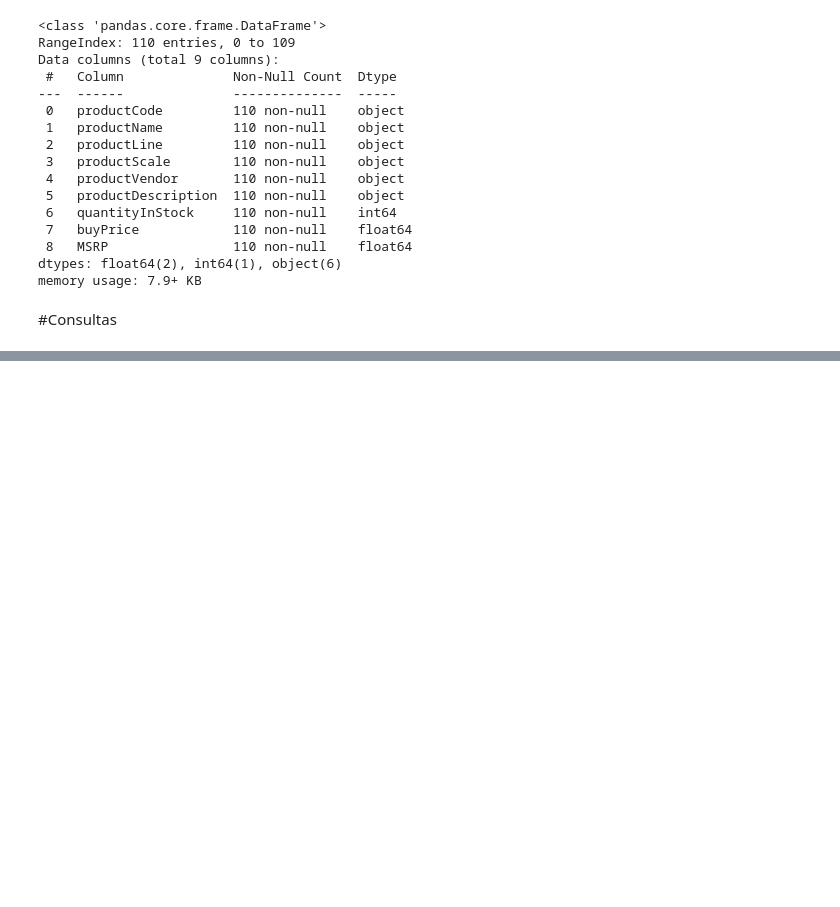
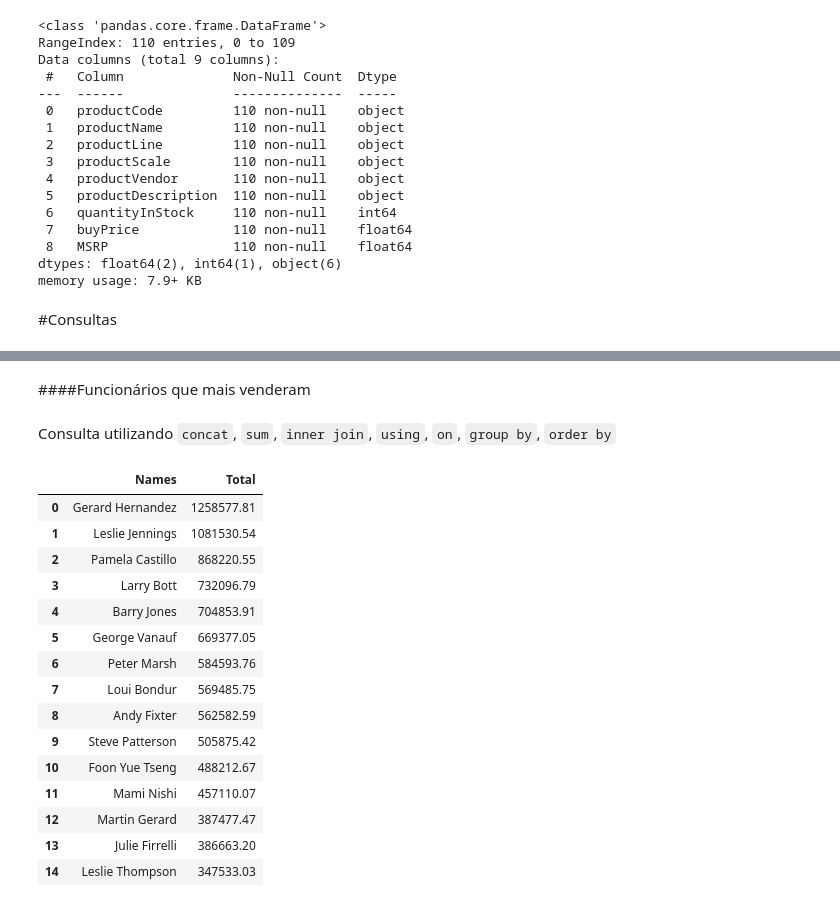
Before and after one commit to edmgjr/portifolio, a Jupyter notebook: Avaliação_1_Tecnologias_Big_Data.ipynb, the cells around one changed output, grey strips where cells are left out. Drawn from its saved outputs; the diff is of its cells as text; code cells hidden in the pictures; blank space fills up the shorter version.

```diff
--- a/Avaliação_1_Tecnologias_Big_Data.ipynb
+++ b/Avaliação_1_Tecnologias_Big_Data.ipynb
@@ -213,0 +211,24 @@ customers_orderBy_creditLimit.head()
+# %% [markdown]
+####Funcionários que mais venderam
+# %% [markdown]
+Consulta utilizando `concat`, `sum`, `inner join`, `using`, `on`, `group by`, `order by`
+# %%
+sales_employees = pd.read_sql_query("select concat(firstName, ' ', lastName) as Names, sum(priceEach * quantityOrdered) as Total from orderdetails inner join orders using(orderNumber) inner join customers using(customerNumber) inner join employees on salesRepEmployeeNumber = employeeNumber group by Names order by Total desc", conn)
+sales_employees
+# %% [output]
+|  | Names | Total |
+| 0 | Gerard Hernandez | 1258577.81 |
+| 1 | Leslie Jennings | 1081530.54 |
+| 2 | Pamela Castillo | 868220.55 |
+| 3 | Larry Bott | 732096.79 |
+| 4 | Barry Jones | 704853.91 |
+| 5 | George Vanauf | 669377.05 |
+| 6 | Peter Marsh | 584593.76 |
+| 7 | Loui Bondur | 569485.75 |
+| 8 | Andy Fixter | 562582.59 |
+| 9 | Steve Patterson | 505875.42 |
+| 10 | Foon Yue Tseng | 488212.67 |
+| 11 | Mami Nishi | 457110.07 |
+| 12 | Martin Gerard | 387477.47 |
+| 13 | Julie Firrelli | 386663.20 |
+| 14 | Leslie Thompson | 347533.03 |
```
Also changed, not shown: parts of 16 cells of this notebook.
